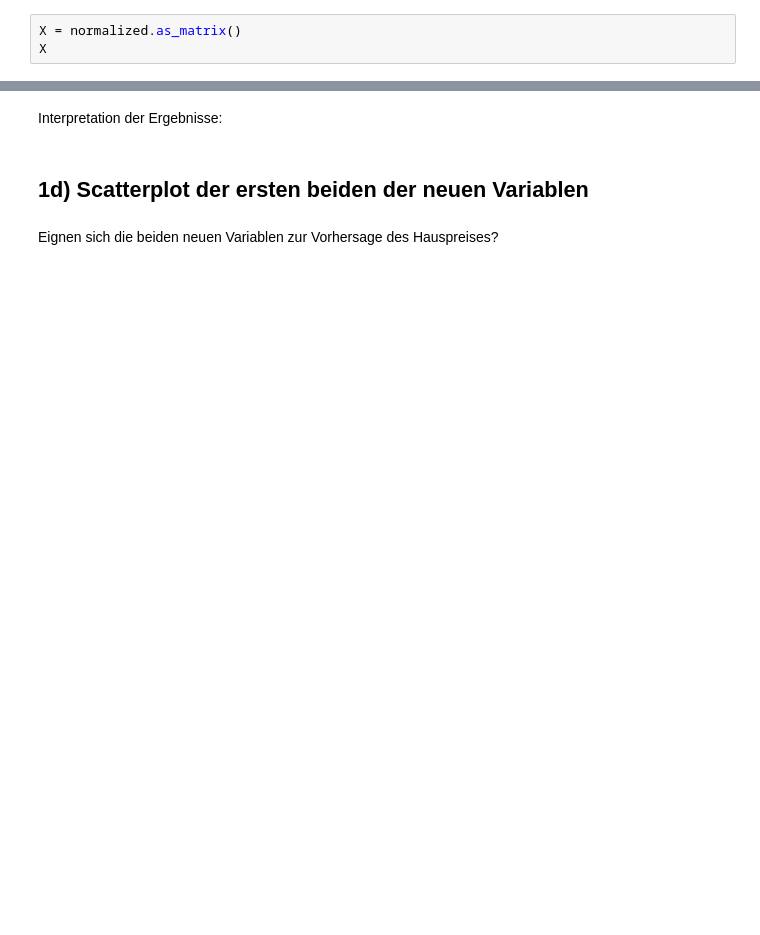
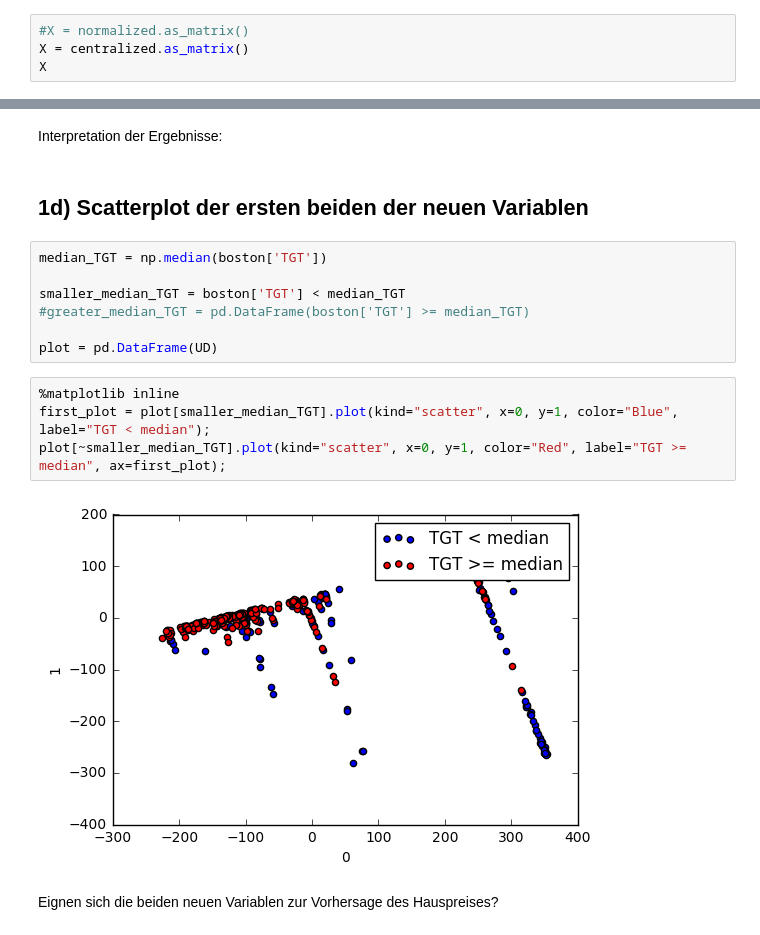
Before and after one commit to magoeke/htwg.machinelearning, a Jupyter notebook: 02/01_Hauptkomponentenanalyse.ipynb, the cells around one changed output, grey strips where cells are left out. Cells and saved outputs as stored; diff of their text form; blank space fills up the shorter version.

Commit message:
Finished first part of task 02.

```diff
--- a/02/01_Hauptkomponentenanalyse.ipynb
+++ b/02/01_Hauptkomponentenanalyse.ipynb
@@ -86,6 +86,7 @@ LSTAT      1.0
 TGT        1.0
 dtype: float64
 # %%
-X = normalized.as_matrix()
+#X = normalized.as_matrix()
+X = centralized.as_matrix()
 X
 # %% [output]
@@ -145,5 +210,18 @@ wenn Sie 10%, 5% und 1% Fehler bei der Dimensionsreduktion zulassen?
 Interpretation der Ergebnisse:
 # %% [markdown]
 ## 1d) Scatterplot der ersten beiden der neuen Variablen
+# %%
+median_TGT = np.median(boston['TGT'])
+
+smaller_median_TGT = boston['TGT'] < median_TGT
+#greater_median_TGT = pd.DataFrame(boston['TGT'] >= median_TGT)
+
+plot = pd.DataFrame(UD)
+# %%
+%matplotlib inline
+first_plot = plot[smaller_median_TGT].plot(kind="scatter", x=0, y=1, color="Blue", label="TGT < median");
+plot[~smaller_median_TGT].plot(kind="scatter", x=0, y=1, color="Red", label="TGT >= median", ax=first_plot);
+# %% [output]
+[figure, added]
 # %% [markdown]
 Eignen sich die beiden neuen Variablen zur Vorhersage des Hauspreises?
```
Also changed, not shown: parts of 8 cells of this notebook.
